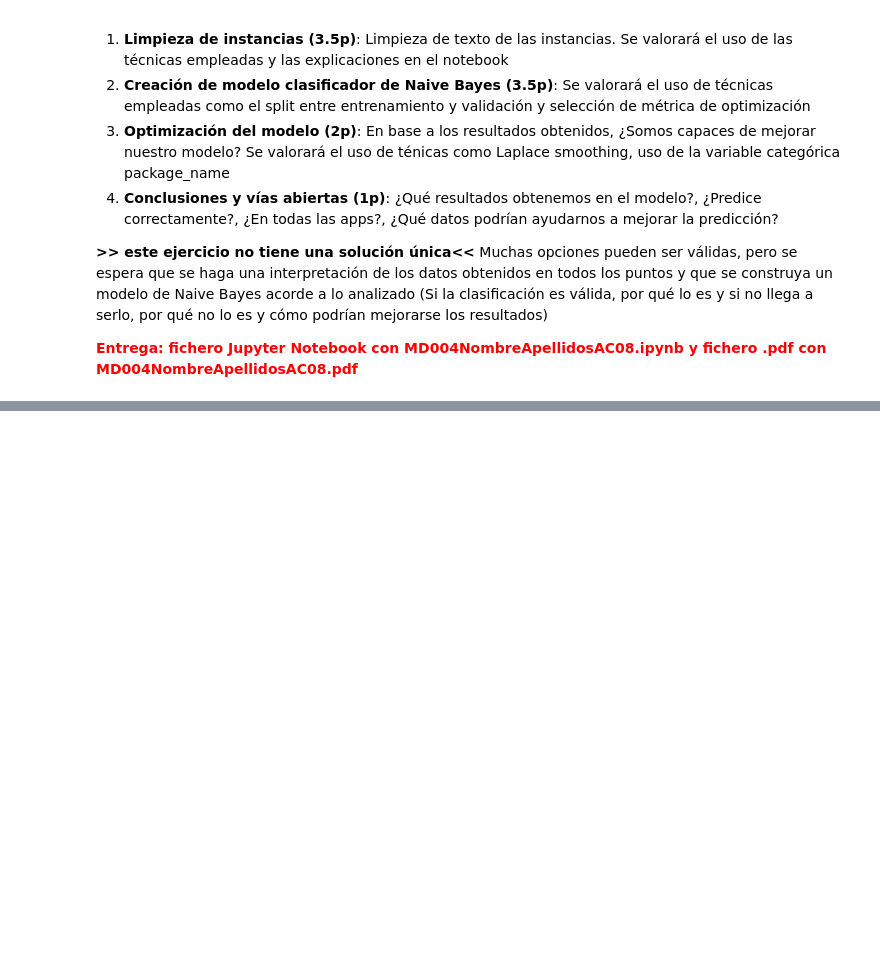
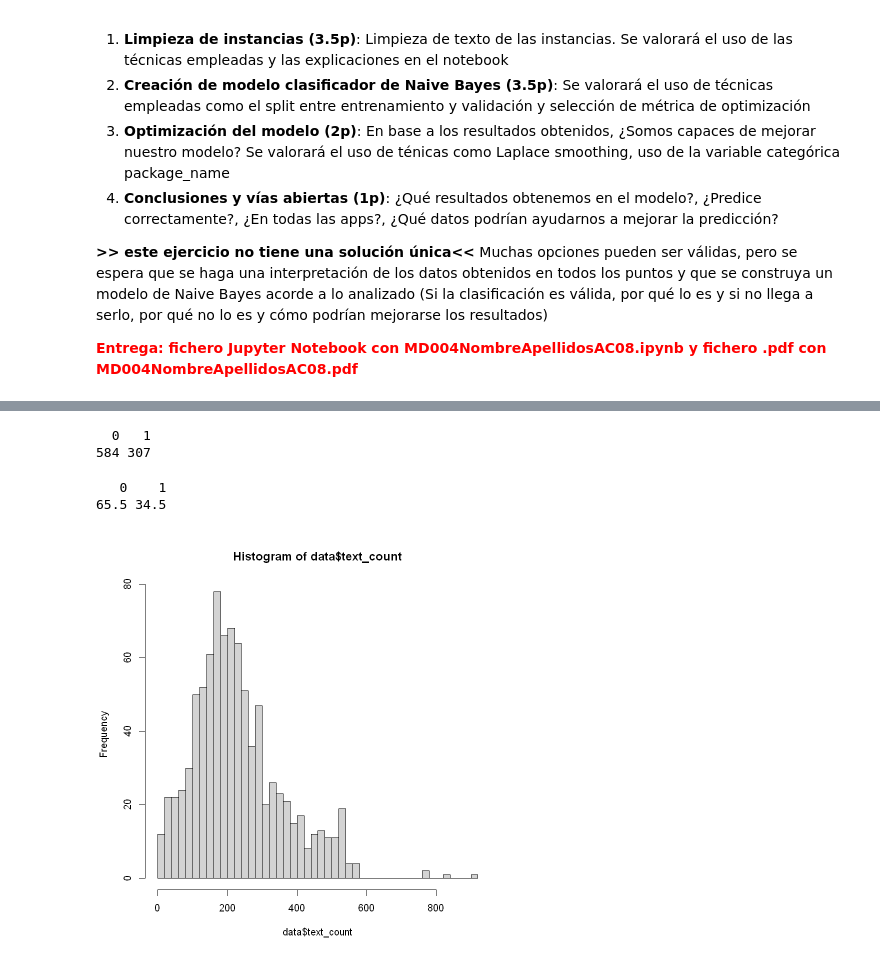
Before and after one commit to Didac-piferrer/MUDS, a Jupyter notebook: Estadistica/E8/MD004DidacPiferrerIglesiasAC08.ipynb, the cells around one changed output, grey strips where cells are left out. Cells and saved outputs as stored; diff of their text form; code cells hidden in the pictures; blank space fills up the shorter version.

```diff
--- a/Estadistica/E8/MD004DidacPiferrerIglesiasAC08.ipynb
+++ b/Estadistica/E8/MD004DidacPiferrerIglesiasAC08.ipynb
@@ -27,0 +49,2 @@ la variable categórica package_name
+# %%
+data = read.csv(file='sentiment_dataset.csv', header=TRUE, sep=',', dec='.', encoding = "UTF-8")
@@ -27,0 +103,4 @@ la variable categórica package_name
+# %%
+data$text_count <- nchar(data$review)
+head(data)
+summary(data)
@@ -27,0 +124,13 @@ la variable categórica package_name
+# %%
+table(data$polarity)
+# Proporción de clases
+round(prop.table(table(data$polarity))*100, digits = 1)
+# %% [output]
+  0   1
+584 307
+   0    1
+65.5 34.5
+# %%
+hist(data$text_count,breaks = 50)
+# %% [output]
+[figure, added]
```
Also changed, not shown: parts of 55 cells of this notebook, 1 other file.
